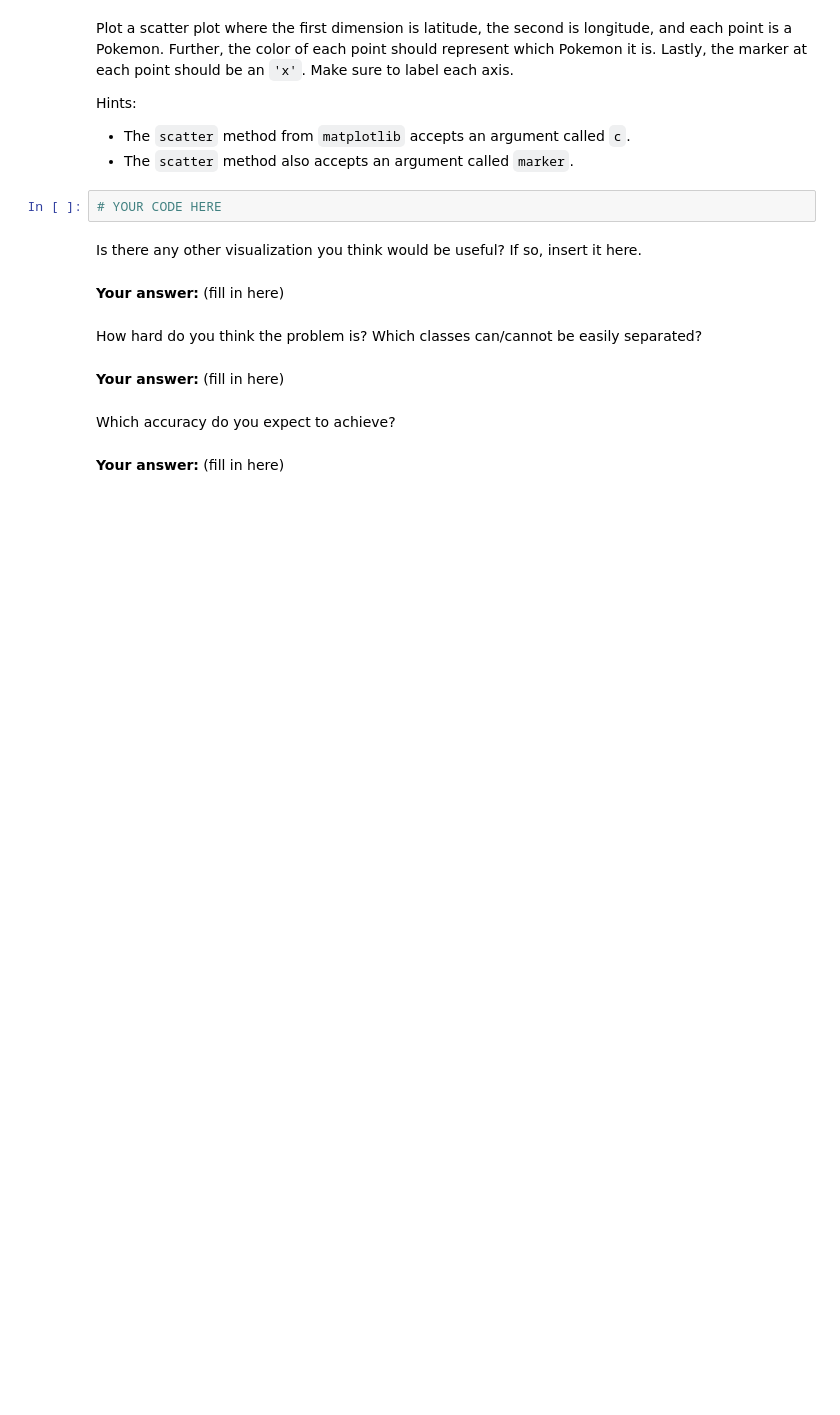
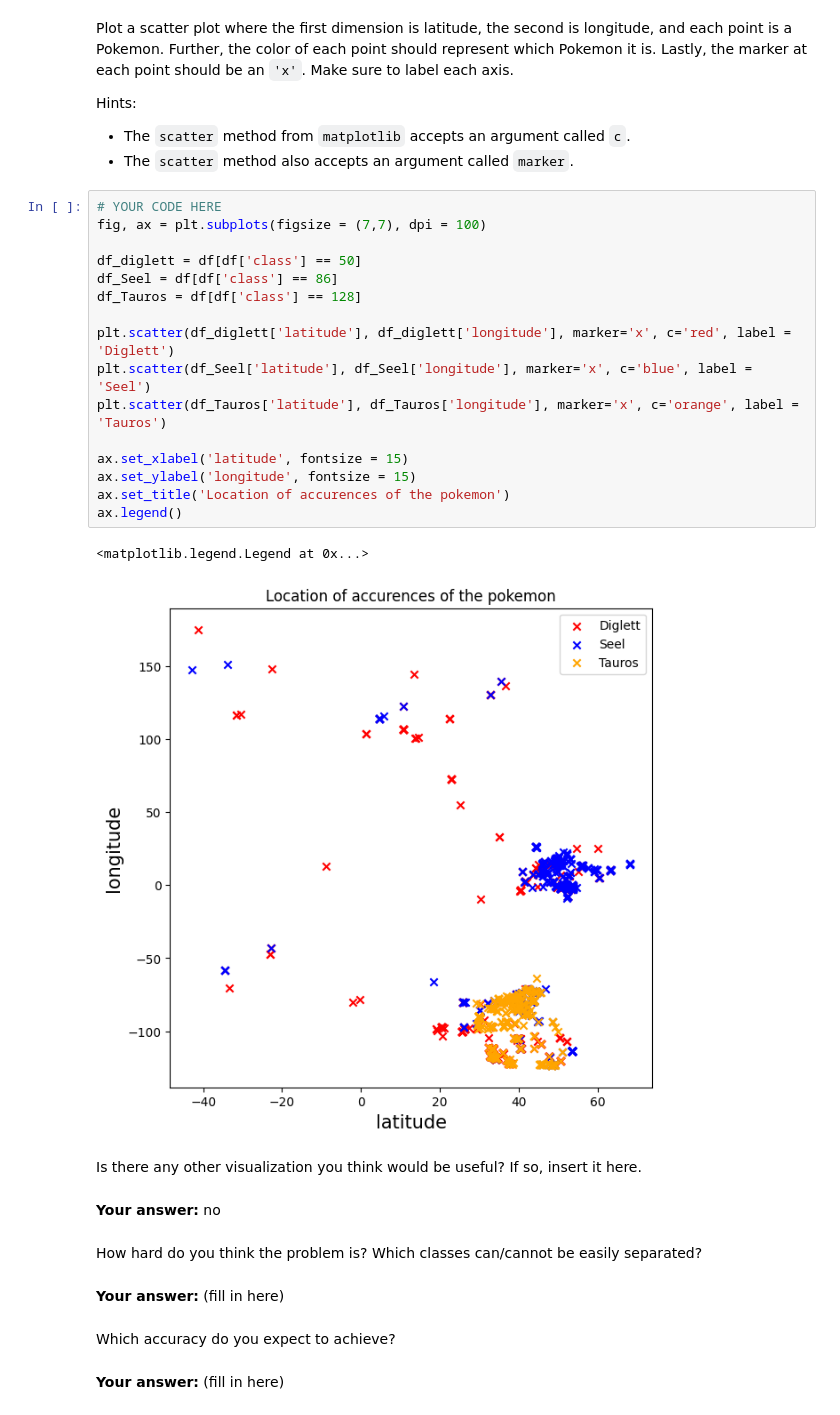
Before and after one commit to chenbin234/SSY340_Deep_machine_learning, a Jupyter notebook: IHA2.ipynb, the cells around one changed output. Saved outputs shown, nothing was run; the diff lists cells and outputs as text; blank space fills up the shorter version.

```diff
--- a/IHA2.ipynb
+++ b/IHA2.ipynb
@@ -224,12 +243,29 @@ Hints:
 
 - The `scatter` method from `matplotlib` accepts an argument called `c`.
 - The `scatter` method also accepts an argument called `marker`.
-# %%
-# YOUR CODE HERE
+# %%
+# YOUR CODE HERE
+fig, ax = plt.subplots(figsize = (7,7), dpi = 100)
+
+df_diglett = df[df['class'] == 50]
+df_Seel = df[df['class'] == 86]
+df_Tauros = df[df['class'] == 128]
+
+plt.scatter(df_diglett['latitude'], df_diglett['longitude'], marker='x', c='red', label = 'Diglett')
+plt.scatter(df_Seel['latitude'], df_Seel['longitude'], marker='x', c='blue', label = 'Seel')
+plt.scatter(df_Tauros['latitude'], df_Tauros['longitude'], marker='x', c='orange', label = 'Tauros')
+
+ax.set_xlabel('latitude', fontsize = 15)
+ax.set_ylabel('longitude', fontsize = 15)
+ax.set_title('Location of accurences of the pokemon')
+ax.legend()
+# %% [output]
+<matplotlib.legend.Legend at 0x...>
+[figure, added]
 # %% [markdown]
 Is there any other visualization you think would be useful? If so, insert it here.
 # %% [markdown]
-**Your answer:** (fill in here)
+**Your answer:** no
 # %% [markdown]
 How hard do you think the problem is? Which classes can/cannot be easily separated?
 # %% [markdown]
```
Also changed, not shown: parts of 7 cells of this notebook.
